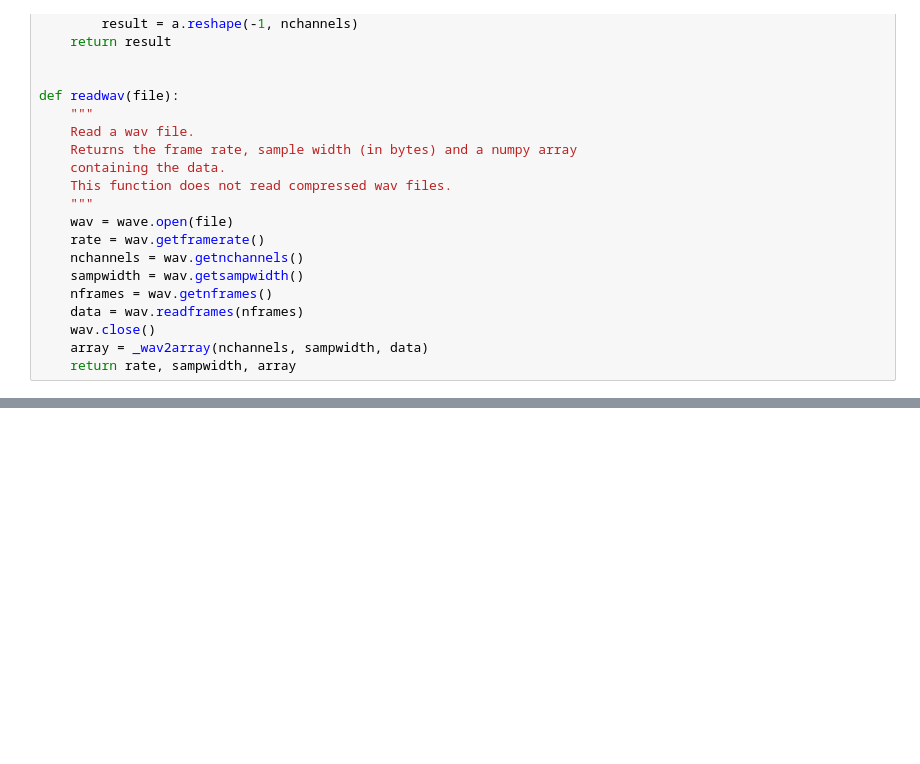
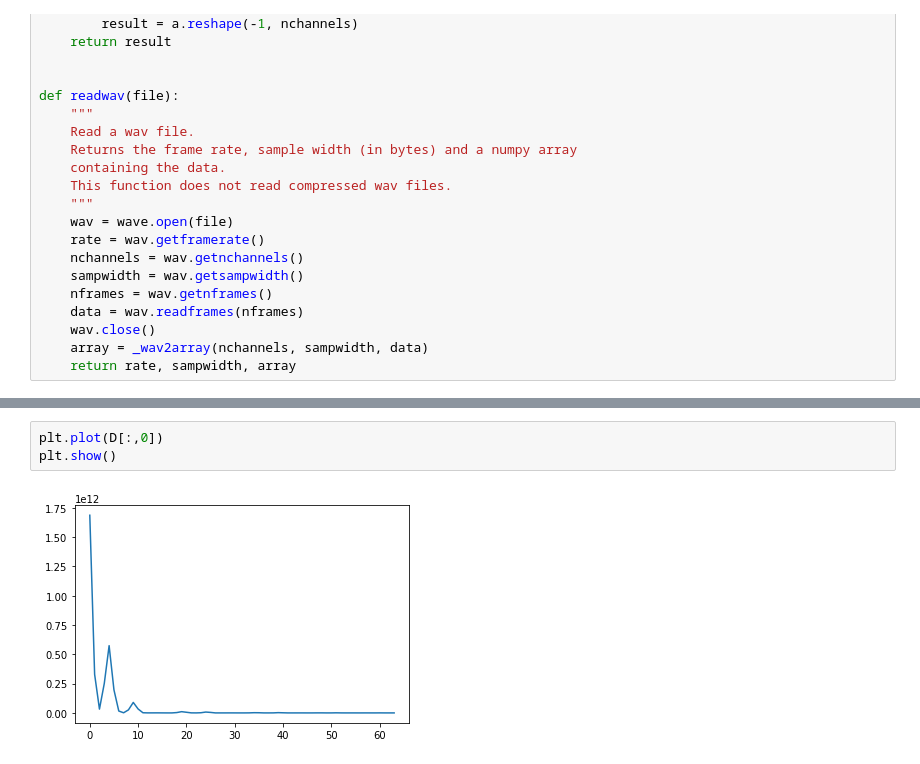
Before and after one commit to JoeCleveland/Synthavinci, a Jupyter notebook: AdditiveSynth.ipynb, the cells around one changed output, grey strips where cells are left out. Cells and saved outputs as stored; diff of their text form; blank space fills up the shorter version.

```diff
--- a/AdditiveSynth.ipynb
+++ b/AdditiveSynth.ipynb
@@ -68,0 +189,5 @@ print(spect.shape)
+# %%
+plt.plot(D[:,0])
+plt.show()
+# %% [output]
+[figure, added]
```
Also changed, not shown: parts of 19 cells of this notebook.
